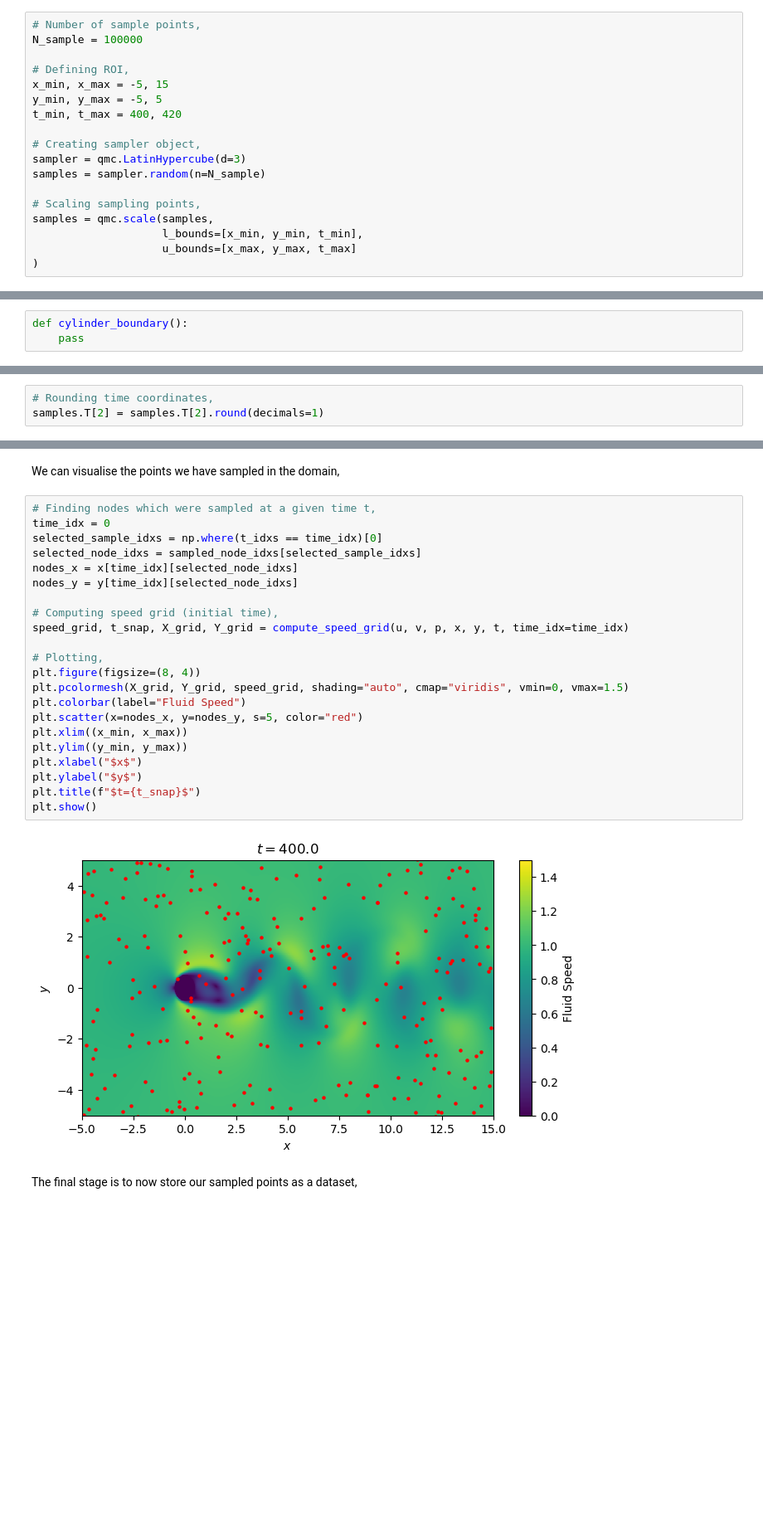
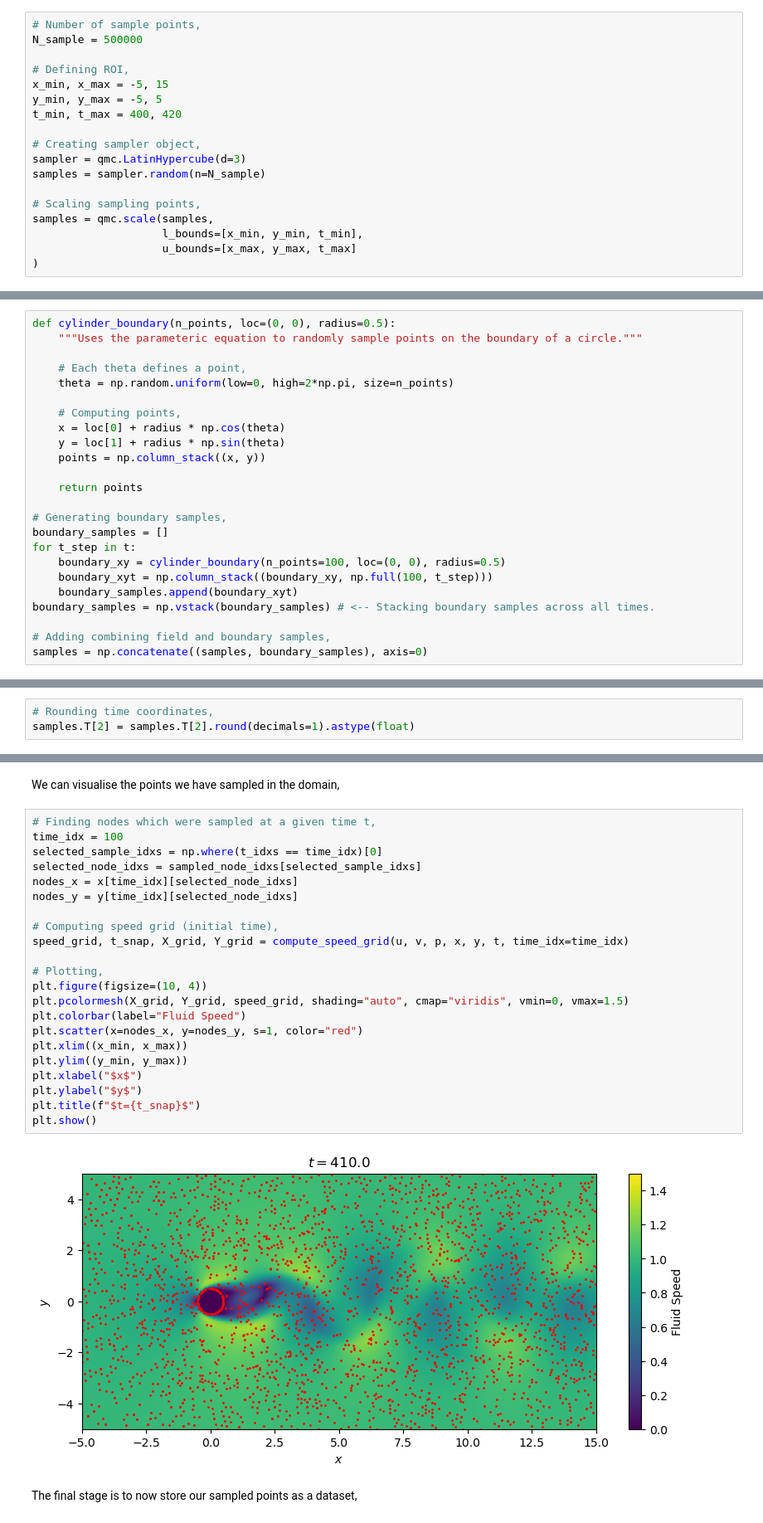
Before and after one commit to prithvi-ramrucha/pinn-cylinder-flow, a Jupyter notebook: simulation.ipynb, the cells around one changed output, grey strips where cells are left out. Shown at 83% size. Drawn from its saved outputs; the diff is of its cells as text; blank space fills up the shorter version.

```diff
--- a/simulation.ipynb
+++ b/simulation.ipynb
@@ -115,6 +121,6 @@ Let us create a dataset by sampling $N$ number of points from the entire spatial
 # %%
 # Number of sample points,
-N_sample = 100000
+N_sample = 500000
 
 # Defining ROI,
 x_min, x_max = -5, 15
@@ -135,11 +141,32 @@ To "bake" in the presence of the cylinder and its boundary condition, we heavily
 # %%
-def cylinder_boundary():
-    pass
+def cylinder_boundary(n_points, loc=(0, 0), radius=0.5):
+    """Uses the parameteric equation to randomly sample points on the boundary of a circle."""
+
+    # Each theta defines a point,
+    theta = np.random.uniform(low=0, high=2*np.pi, size=n_points)
+
+    # Computing points,
+    x = loc[0] + radius * np.cos(theta)
+    y = loc[1] + radius * np.sin(theta)
+    points = np.column_stack((x, y))
+
+    return points
+
+# Generating boundary samples,
+boundary_samples = []
+for t_step in t:
+    boundary_xy = cylinder_boundary(n_points=100, loc=(0, 0), radius=0.5)
+    boundary_xyt = np.column_stack((boundary_xy, np.full(100, t_step)))
+    boundary_samples.append(boundary_xyt)
+boundary_samples = np.vstack(boundary_samples) # <-- Stacking boundary samples across all times.
+
+# Adding combining field and boundary samples,
+samples = np.concatenate((samples, boundary_samples), axis=0)
 # %% [markdown]
 We must round each time coordinate of each sample to the nearest `0.1`,
 # %%
 # Rounding time coordinates,
-samples.T[2] = samples.T[2].round(decimals=1)
+samples.T[2] = samples.T[2].round(decimals=1).astype(float)
 # %% [markdown]
 Now we reach a slightly tricky part, we need to assign the respective $u$, $v$ and $p$ to each sample at the location $(x, y, t)$ in the domain. However, $(x, y, t)$ does not respond exactly to our node locations. To handle this, we use k-dimensional tree to assign the each point (x, y) to its nearest node for some time $t$.
 # %%
@@ -163,28 +190,28 @@ p_sampled = p[t_idxs, sampled_node_idxs]
 We can visualise the points we have sampled in the domain,
 # %%
 # Finding nodes which were sampled at a given time t,
-time_idx = 0
+time_idx = 100
 selected_sample_idxs = np.where(t_idxs == time_idx)[0]
 selected_node_idxs = sampled_node_idxs[selected_sample_idxs]
 nodes_x = x[time_idx][selected_node_idxs]
 nodes_y = y[time_idx][selected_node_idxs]
 
 # Computing speed grid (initial time),
 speed_grid, t_snap, X_grid, Y_grid = compute_speed_grid(u, v, p, x, y, t, time_idx=time_idx)
 
 # Plotting,
-plt.figure(figsize=(8, 4))
+plt.figure(figsize=(10, 4))
 plt.pcolormesh(X_grid, Y_grid, speed_grid, shading="auto", cmap="viridis", vmin=0, vmax=1.5)
 plt.colorbar(label="Fluid Speed")
-plt.scatter(x=nodes_x, y=nodes_y, s=5, color="red")
+plt.scatter(x=nodes_x, y=nodes_y, s=1, color="red")
 plt.xlim((x_min, x_max))
 plt.ylim((y_min, y_max))
 plt.xlabel("$x$")
 plt.ylabel("$y$")
 plt.title(f"$t={t_snap}$")
 plt.show()
 # %% [output]
-[figure, old version]
+[figure, new version]
 # %% [markdown]
 The final stage is to now store our sampled points as a dataset,
 # %%
```
Also changed, not shown: parts of 5 cells of this notebook, 2 other files.
